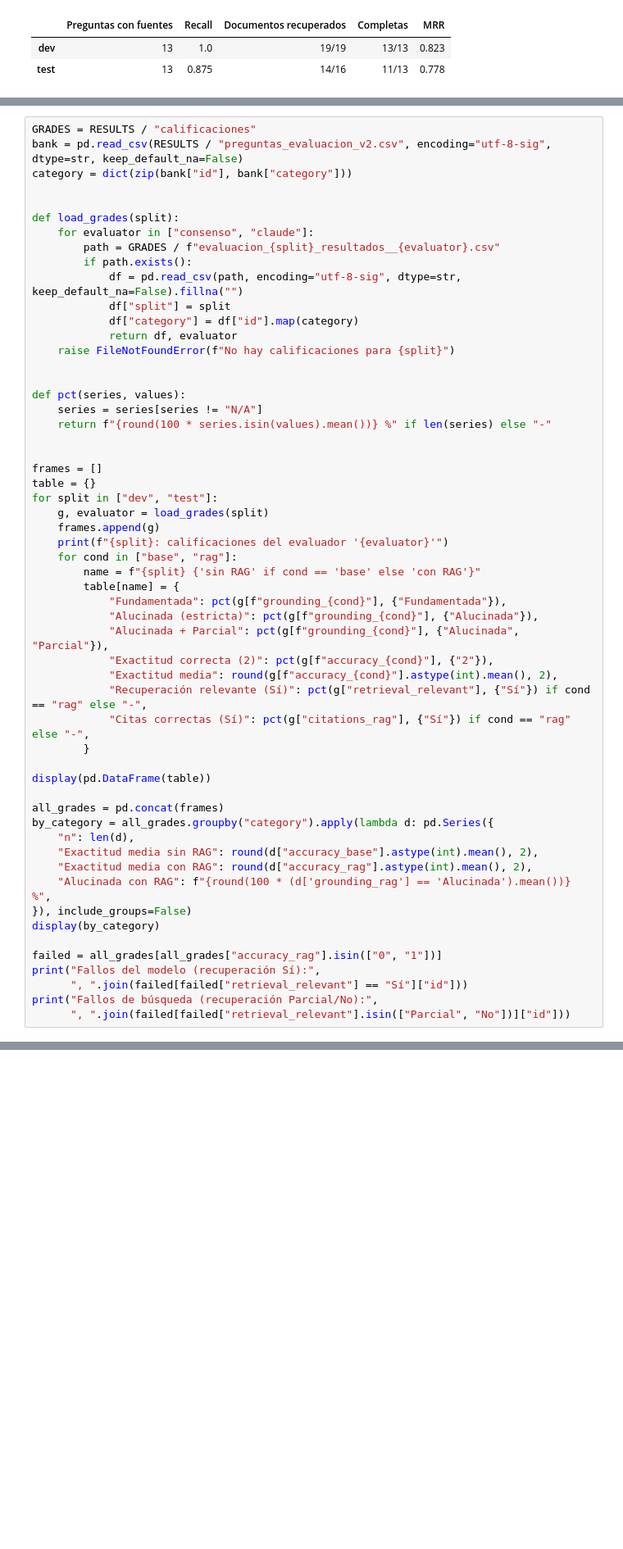
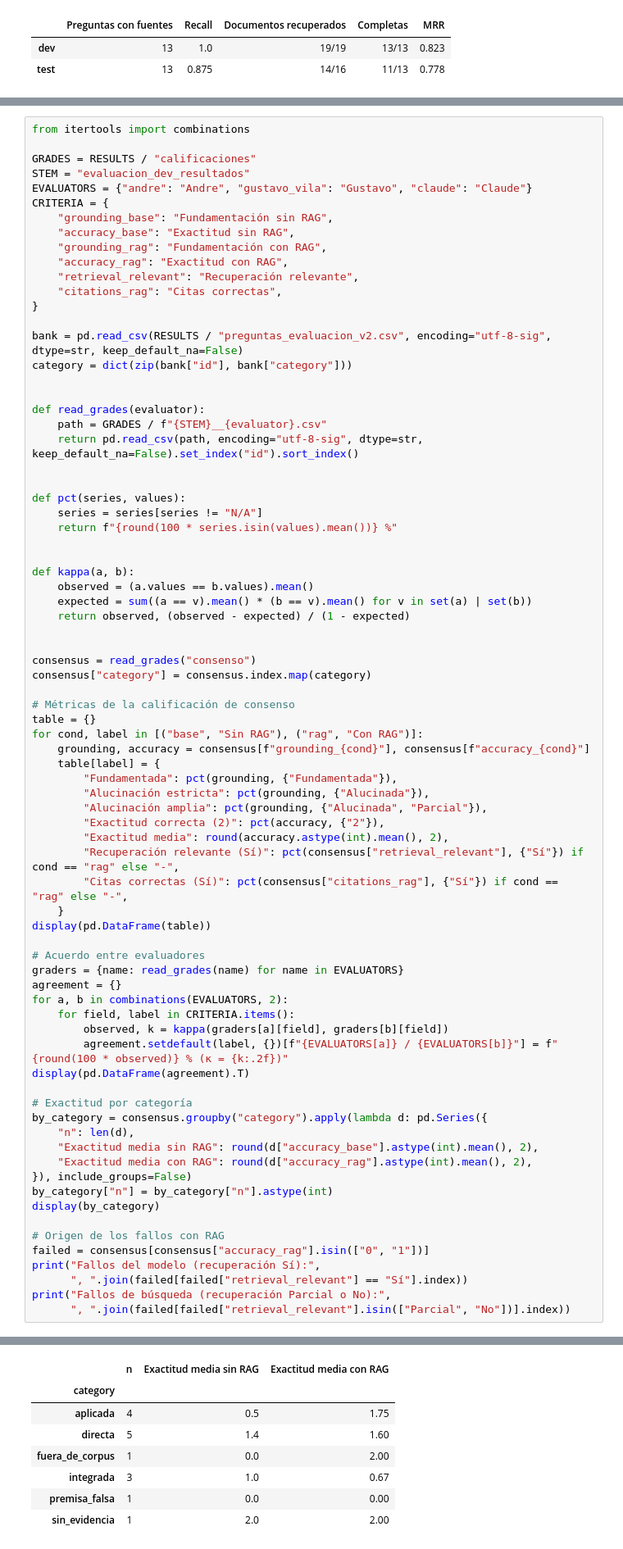
Before and after one commit to Vilval25/DockerRAG, a Jupyter notebook: solPE2_Jefferson-Rojas_Juan-Tocto_Andre-Valenzuela_Gustavo-Vila.ipynb, the cells around one changed output, grey strips where cells are left out. Shown at 82% size. Drawn from its saved outputs; the diff is of its cells as text; blank space fills up the shorter version.

Commit message:
Resultados con la calificación de consenso del conjunto de desarrollo (Andre, Gustavo y Claude)

```diff
--- a/solPE2_Jefferson-Rojas_Juan-Tocto_Andre-Valenzuela_Gustavo-Vila.ipynb
+++ b/solPE2_Jefferson-Rojas_Juan-Tocto_Andre-Valenzuela_Gustavo-Vila.ipynb
@@ -1174,57 +1193,78 @@ se utilizó correctamente.
 # %%
+from itertools import combinations
+
 GRADES = RESULTS / "calificaciones"
+STEM = "evaluacion_dev_resultados"
+EVALUATORS = {"andre": "Andre", "gustavo_vila": "Gustavo", "claude": "Claude"}
+CRITERIA = {
+    "grounding_base": "Fundamentación sin RAG",
+    "accuracy_base": "Exactitud sin RAG",
+    "grounding_rag": "Fundamentación con RAG",
+    "accuracy_rag": "Exactitud con RAG",
+    "retrieval_relevant": "Recuperación relevante",
+    "citations_rag": "Citas correctas",
+}
+
 bank = pd.read_csv(RESULTS / "preguntas_evaluacion_v2.csv", encoding="utf-8-sig", dtype=str, keep_default_na=False)
 category = dict(zip(bank["id"], bank["category"]))
 
 
-def load_grades(split):
-    for evaluator in ["consenso", "claude"]:
-        path = GRADES / f"evaluacion_{split}_resultados__{evaluator}.csv"
-        if path.exists():
-            df = pd.read_csv(path, encoding="utf-8-sig", dtype=str, keep_default_na=False).fillna("")
-            df["split"] = split
-            df["category"] = df["id"].map(category)
-            return df, evaluator
-    raise FileNotFoundError(f"No hay calificaciones para {split}")
+def read_grades(evaluator):
+    path = GRADES / f"{STEM}__{evaluator}.csv"
+    return pd.read_csv(path, encoding="utf-8-sig", dtype=str, keep_default_na=False).set_index("id").sort_index()
 
 
 def pct(series, values):
     series = series[series != "N/A"]
-    return f"{round(100 * series.isin(values).mean())} %" if len(series) else "-"
+    return f"{round(100 * series.isin(values).mean())} %"
 
 
-frames = []
+def kappa(a, b):
+    observed = (a.values == b.values).mean()
+    expected = sum((a == v).mean() * (b == v).mean() for v in set(a) | set(b))
+    return observed, (observed - expected) / (1 - expected)
+
+
+consensus = read_grades("consenso")
+consensus["category"] = consensus.index.map(category)
+
+# Métricas de la calificación de consenso
 table = {}
-for split in ["dev", "test"]:
-    g, evaluator = load_grades(split)
-    frames.append(g)
-    print(f"{split}: calificaciones del evaluador '{evaluator}'")
-    for cond in ["base", "rag"]:
-        name = f"{split} {'sin RAG' if cond == 'base' else 'con RAG'}"
-        table[name] = {
-            "Fundamentada": pct(g[f"grounding_{cond}"], {"Fundamentada"}),
-            "Alucinada (estricta)": pct(g[f"grounding_{cond}"], {"Alucinada"}),
-            "Alucinada + Parcial": pct(g[f"grounding_{cond}"], {"Alucinada", "Parcial"}),
-            "Exactitud correcta (2)": pct(g[f"accuracy_{cond}"], {"2"}),
-            "Exactitud media": round(g[f"accuracy_{cond}"].astype(int).mean(), 2),
-            "Recuperación relevante (Sí)": pct(g["retrieval_relevant"], {"Sí"}) if cond == "rag" else "-",
-            "Citas correctas (Sí)": pct(g["citations_rag"], {"Sí"}) if cond == "rag" else "-",
-        }
-
+for cond, label in [("base", "Sin RAG"), ("rag", "Con RAG")]:
+    grounding, accuracy = consensus[f"grounding_{cond}"], consensus[f"accuracy_{cond}"]
+    table[label] = {
+        "Fundamentada": pct(grounding, {"Fundamentada"}),
+        "Alucinación estricta": pct(grounding, {"Alucinada"}),
+        "Alucinación amplia": pct(grounding, {"Alucinada", "Parcial"}),
+        "Exactitud correcta (2)": pct(accuracy, {"2"}),
+        "Exactitud media": round(accuracy.astype(int).mean(), 2),
+        "Recuperación relevante (Sí)": pct(consensus["retrieval_relevant"], {"Sí"}) if cond == "rag" else "-",
+        "Citas correctas (Sí)": pct(consensus["citations_rag"], {"Sí"}) if cond == "rag" else "-",
+    }
 display(pd.DataFrame(table))
 
-all_grades = pd.concat(frames)
-by_category = all_grades.groupby("category").apply(lambda d: pd.Series({
+# Acuerdo entre evaluadores
+graders = {name: read_grades(name) for name in EVALUATORS}
+agreement = {}
+for a, b in combinations(EVALUATORS, 2):
+    for field, label in CRITERIA.items():
+        observed, k = kappa(graders[a][field], graders[b][field])
+        agreement.setdefault(label, {})[f"{EVALUATORS[a]} / {EVALUATORS[b]}"] = f"{round(100 * observed)} % (κ = {k:.2f})"
+display(pd.DataFrame(agreement).T)
+
+# Exactitud por categoría
+by_category = consensus.groupby("category").apply(lambda d: pd.Series({
     "n": len(d),
     "Exactitud media sin RAG": round(d["accuracy_base"].astype(int).mean(), 2),
     "Exactitud media con RAG": round(d["accuracy_rag"].astype(int).mean(), 2),
-    "Alucinada con RAG": f"{round(100 * (d['grounding_rag'] == 'Alucinada').mean())} %",
 }), include_groups=False)
+by_category["n"] = by_category["n"].astype(int)
 display(by_category)
 
-failed = all_grades[all_grades["accuracy_rag"].isin(["0", "1"])]
+# Origen de los fallos con RAG
+failed = consensus[consensus["accuracy_rag"].isin(["0", "1"])]
 print("Fallos del modelo (recuperación Sí):",
-      ", ".join(failed[failed["retrieval_relevant"] == "Sí"]["id"]))
-print("Fallos de búsqueda (recuperación Parcial/No):",
-      ", ".join(failed[failed["retrieval_relevant"].isin(["Parcial", "No"])]["id"]))
+      ", ".join(failed[failed["retrieval_relevant"] == "Sí"].index))
+print("Fallos de búsqueda (recuperación Parcial o No):",
+      ", ".join(failed[failed["retrieval_relevant"].isin(["Parcial", "No"])].index))
 # %% [output]
@@ -1250,0 +1286,8 @@ Fallos de búsqueda (recuperación Parcial/No): F01, F03, F09, I01, I05, F08, D0
+|  | n | Exactitud media sin RAG | Exactitud media con RAG |
+| category |  |  |  |
+| aplicada | 4 | 0.5 | 1.75 |
+| directa | 5 | 1.4 | 1.60 |
+| fuera_de_corpus | 1 | 0.0 | 2.00 |
+| integrada | 3 | 1.0 | 0.67 |
+| premisa_falsa | 1 | 0.0 | 0.00 |
+| sin_evidencia | 1 | 2.0 | 2.00 |
```
Also changed, not shown: parts of 10 cells of this notebook, 3 other files.
